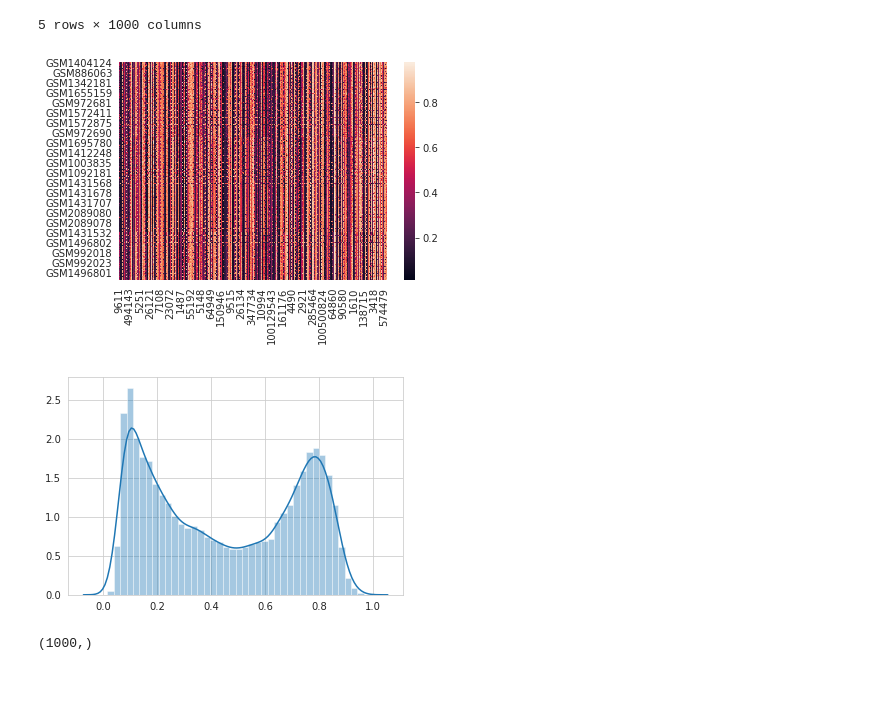
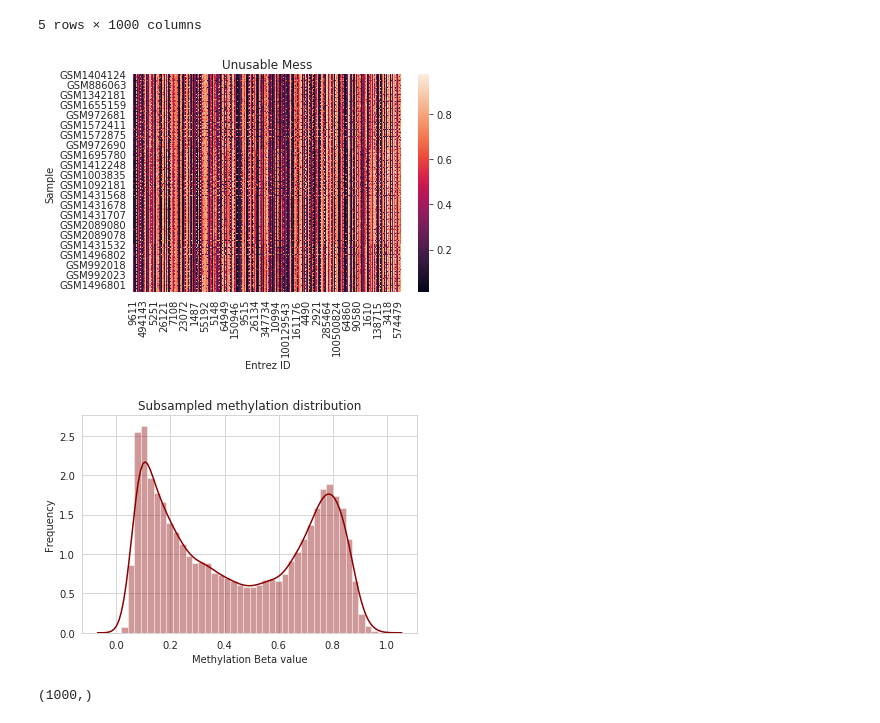
Before and after one commit to xroopnar/SPUG2019, a Jupyter notebook: Examples.ipynb, the cells around one changed output. Cells and saved outputs as stored; diff of their text form; code cells hidden in the pictures; blank space fills up the shorter version.

```diff
--- a/Examples.ipynb
+++ b/Examples.ipynb
@@ -68,15 +71,21 @@ data.head()
 # %%
 #too much data to "just look at it"
 sns.heatmap(data=data)
+plt.title("Unusable Mess")
+plt.xlabel("Entrez ID")
+plt.ylabel("Sample")
 plt.show()
 # %% [output]
-[figure, old version]
+[figure, new version]
 # %%
 data_dist = data.sample(100).T.sample(1000).T.unstack()
-sns.distplot(data_dist)
+sns.distplot(data_dist,color="DarkRed")
+plt.title("Subsampled methylation distribution")
+plt.xlabel("Methylation Beta value")
+plt.ylabel("Frequency")
 plt.show()
 # %% [output]
-[figure, old version]
+[figure, new version]
 # %%
 data_means = data.mean(axis=0)
 print(data_means.shape)
```
Also changed, not shown: parts of 8 cells of this notebook.
